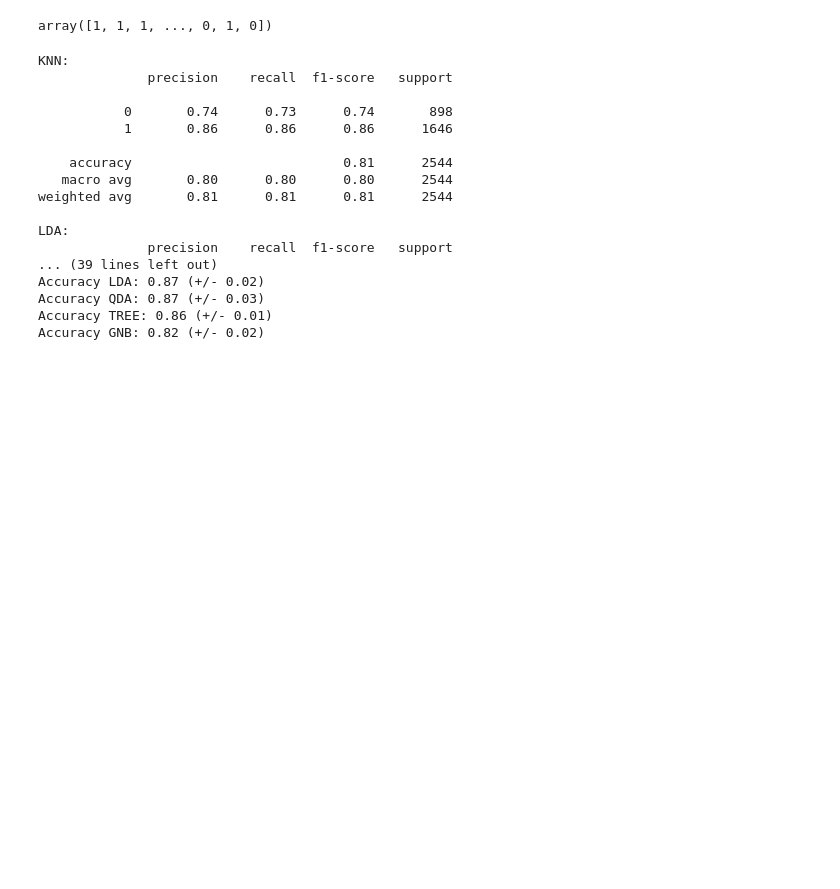
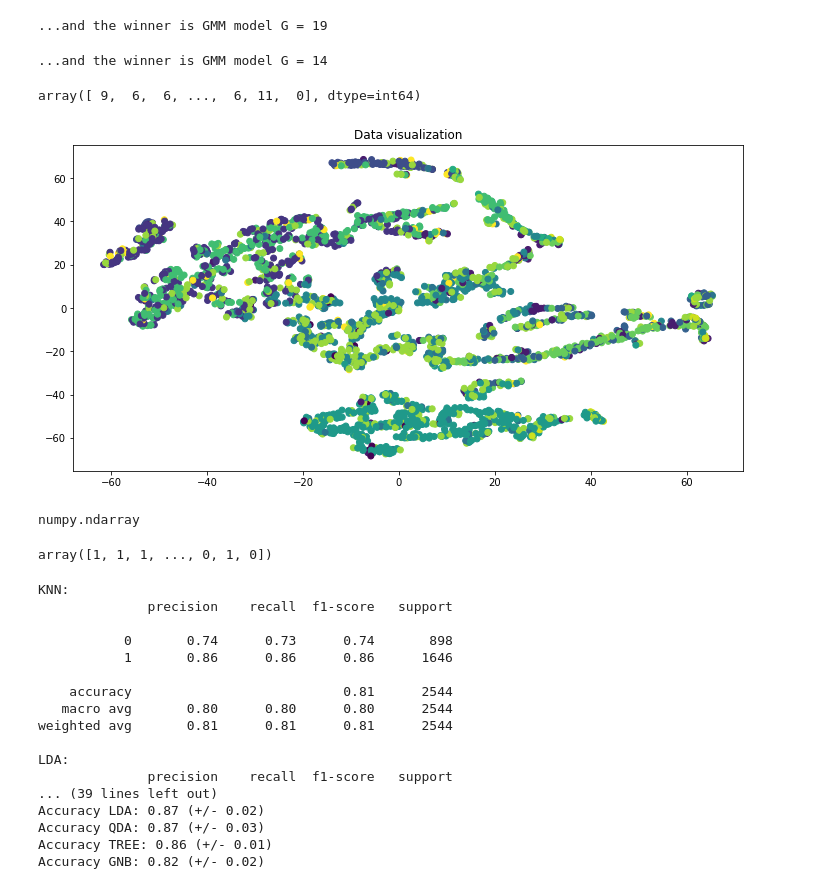
Before and after one commit to leopalacios1/Talking_Numbers, a Jupyter notebook: CLASSIFIER.ipynb, the cells around one changed output. Drawn from its saved outputs; the diff is of its cells as text; code cells hidden in the pictures; blank space fills up the shorter version.

```diff
--- a/CLASSIFIER.ipynb
+++ b/CLASSIFIER.ipynb
@@ -6,7 +6,7 @@ from sklearn.model_selection import train_test_split
 
 from sklearn.metrics import classification_report
 from sklearn.metrics import confusion_matrix
-
+from sklearn.svm import SVC
 from sklearn.neighbors import KNeighborsClassifier
 from sklearn.naive_bayes import GaussianNB
 from sklearn.discriminant_analysis import LinearDiscriminantAnalysis
@@ -17,9 +17,7 @@ from sklearn.model_selection import cross_val_score
 
 # FITTING AND EVALUATING
 
-# LOAD
-dataSet = load_iris()
-type(dataSet)
+
 
 # With dates
 ALL     = pd.read_csv("Data/Datasets/Dataset_ALL.csv")
@@ -33,3 +31,11 @@ Classification = ALL_raw['Classification']
 
 ALL_raw = ALL_raw.drop(['Classification'],axis=1)
 ALL_raw = ALL_raw.drop(['Unnamed: 0'],axis=1)
+
+Like=  ALL.loc[ALL['Classification'] == 1]
+Like = Like.drop(['Classification'],axis=1)
+Like = Like.drop(['Unnamed: 0'],axis=1)
+
+UnLike = ALL.loc[ALL['Classification'] == 0]
+UnLike = UnLike.drop(['Classification'],axis=1)
+UnLike = UnLike.drop(['Unnamed: 0'],axis=1)
@@ -36,3 +59,66 @@ ALL_raw = ALL_raw.drop(['Unnamed: 0'],axis=1)
+# %%
+#BIC ESTIMATION FOR LIKE DATASET
+from sklearn import mixture
+import numpy as np
+
+n_clusters = 6
+NMAX = 20
+
+bic = []
+for kG in np.arange(1,NMAX+1):
+    gmm = mixture.GaussianMixture(n_components=kG,covariance_type='full').fit(Like)
+    bic.append(gmm.bic(Like))
+    #print(bic)
+
+idx_winner = np.argmin(bic)
+print('...and the winner is GMM model G = {}'.format(idx_winner+1))
+# %% [output]
+...and the winner is GMM model G = 19
+# %%
+#BIC ESTIMATION FOR UNLIKE DATASET
+from sklearn import mixture
+import numpy as np
+
+n_clusters = 6
+NMAX = 20
+
+bic = []
+for kG in np.arange(1,NMAX+1):
+    gmm = mixture.GaussianMixture(n_components=kG,covariance_type='full').fit(UnLike)
+    bic.append(gmm.bic(UnLike))
+    #print(bic)
+
+idx_winner = np.argmin(bic)
+print('...and the winner is GMM model G = {}'.format(idx_winner+1))
+# %% [output]
+...and the winner is GMM model G = 14
+# %%
+gmm = mixture.GaussianMixture(n_components=14,covariance_type='full')
+labels = gmm.fit_predict(UnLike)
+#for i in labels:
+    #print(i)
+# %%
+from sklearn import manifold
+from sklearn.metrics import euclidean_distances
+
+# Apply MDS algorithm:
+tsne = manifold.TSNE(n_components=2, init='random', random_state=0, perplexity=30)
+pos = tsne.fit_transform(UnLike)
+# %%
+labels
+# %% [output]
+array([ 9,  6,  6, ...,  6, 11,  0], dtype=int64)
+# %%
+fig = plt.figure(figsize=(12,6))
+plt.scatter(pos[:, 0], pos[:, 1], c=labels)
+plt.title("Data visualization")
+plt.show()
+# %% [output]
+[figure, added]
+# %%
+type(labels)
+# %% [output]
+numpy.ndarray
 # %%
 X = ALL_raw
 y = Classification
```
Also changed, not shown: parts of 2 cells of this notebook, 19 other files.
